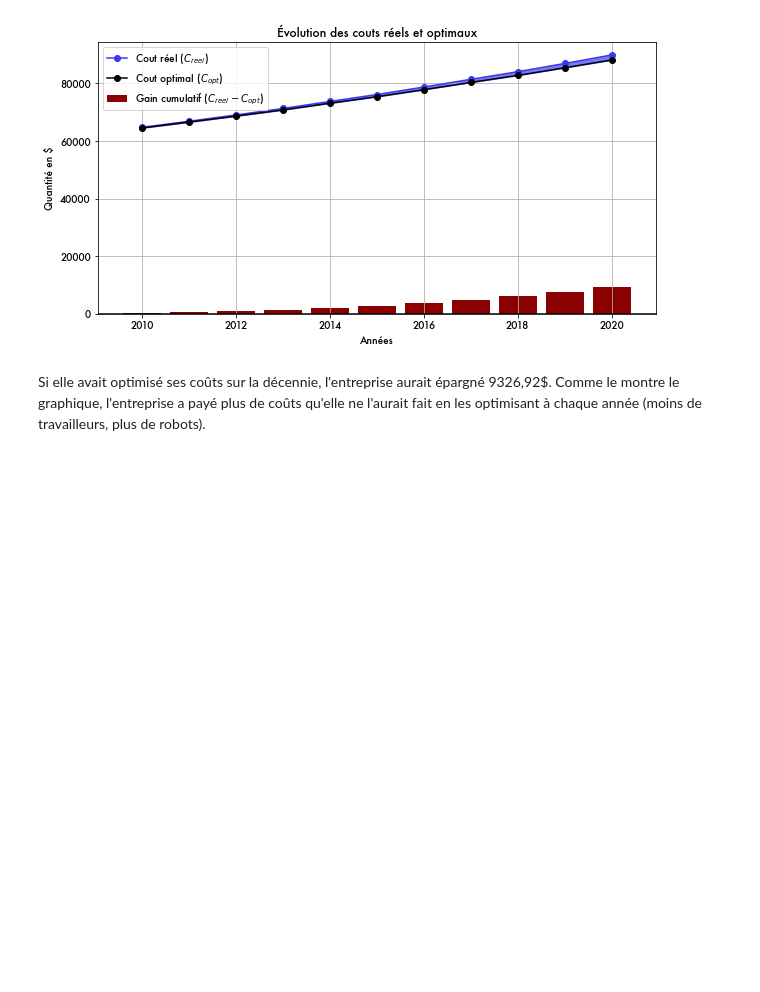
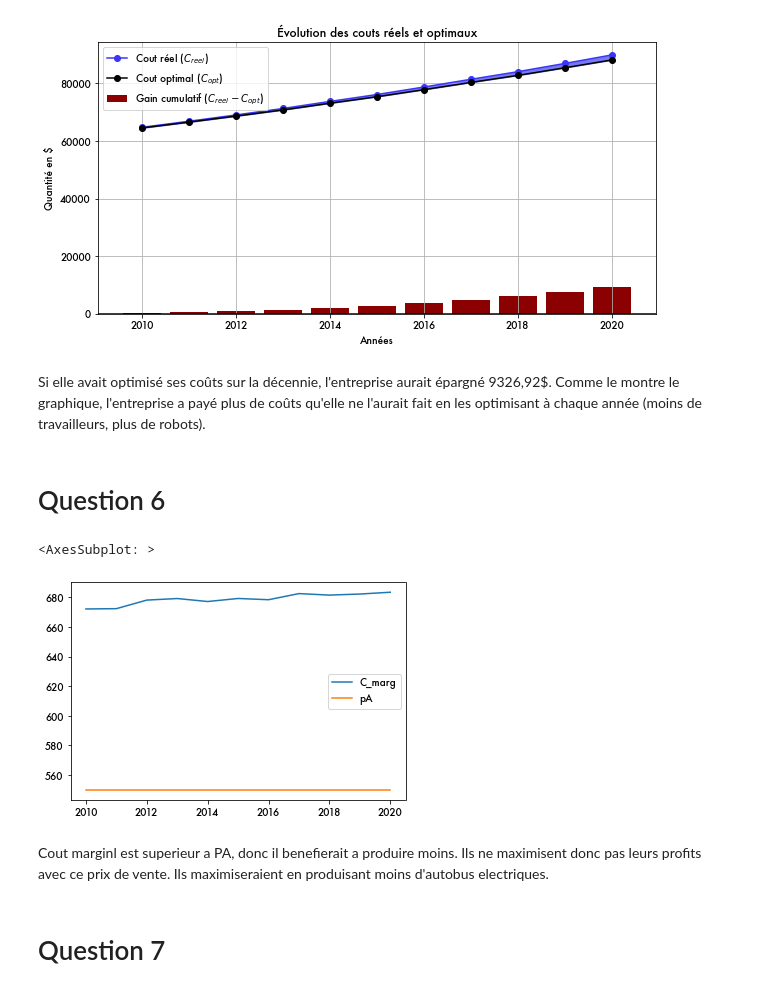
Before and after one commit to felixpoirier1/Devoir4, a Jupyter notebook: Devoir.ipynb, the cells around one changed output. Saved outputs shown, nothing was run; the diff lists cells and outputs as text; code cells hidden in the pictures; blank space fills up the shorter version.

```diff
--- a/Devoir.ipynb
+++ b/Devoir.ipynb
@@ -235,3 +233,5 @@ plt.legend()
 [figure]
 # %% [markdown]
 Si elle avait optimisé ses coûts sur la décennie, l'entreprise aurait épargné 9326,92$. Comme le montre le graphique, l'entreprise a payé plus de coûts qu'elle ne l'aurait fait en les optimisant à chaque année (moins de travailleurs, plus de robots).
+# %% [markdown]
+# Question 6
@@ -237,0 +241,26 @@ Si elle avait optimisé ses coûts sur la décennie, l'entreprise aurait épargn
+# %%
+def C_marg(A, M, pL, pR, G):
+    x1 = 1.6799*A**(1/3)*pL**(2/3)*pR**(1/3)/M**(4/3)
+    x2 = 0.8399*A**(1/3)*pL**(2/3)*pR**(1/3)/M**(4/3)
+
+    return x1 + x2
+
+C_marg_ = []
+for cost in costs.index:
+    A = costs.loc[cost]['A']
+    M = costs.loc[cost]['M']
+    pL = costs.loc[cost]['pL']
+    pR = costs.loc[cost]['pR']
+    G = costs.loc[cost]['G']
+    C_marg_ += [C_marg(A, M, pL, pR, G)]
+
+costs['C_marg'] = C_marg_
+# %%
+costs[['C_marg',"pA"]].plot()
+# %% [output]
+<AxesSubplot: >
+[figure, added]
+# %% [markdown]
+Cout marginl est superieur a PA, donc il benefierait a produire moins. Ils ne maximisent donc pas leurs profits avec ce prix de vente. Ils maximiseraient en produisant moins d'autobus electriques.
+# %% [markdown]
+# Question 7
```
Also changed, not shown: parts of 9 cells of this notebook.
